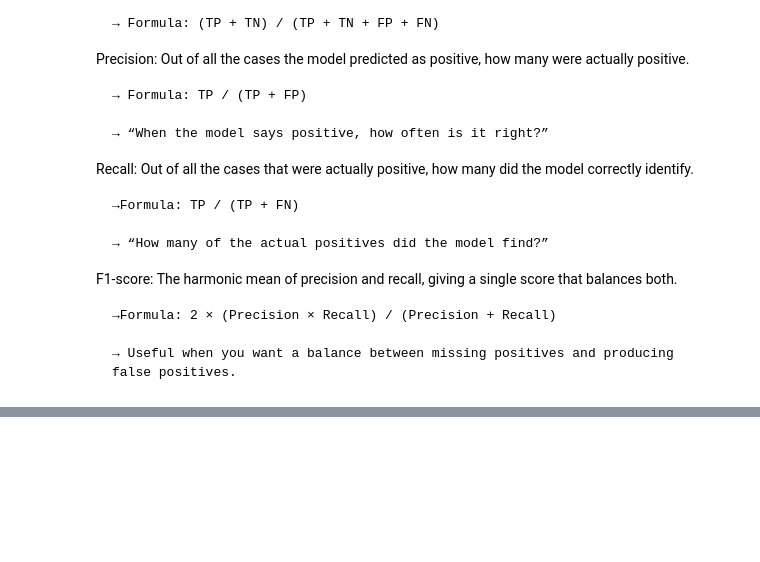
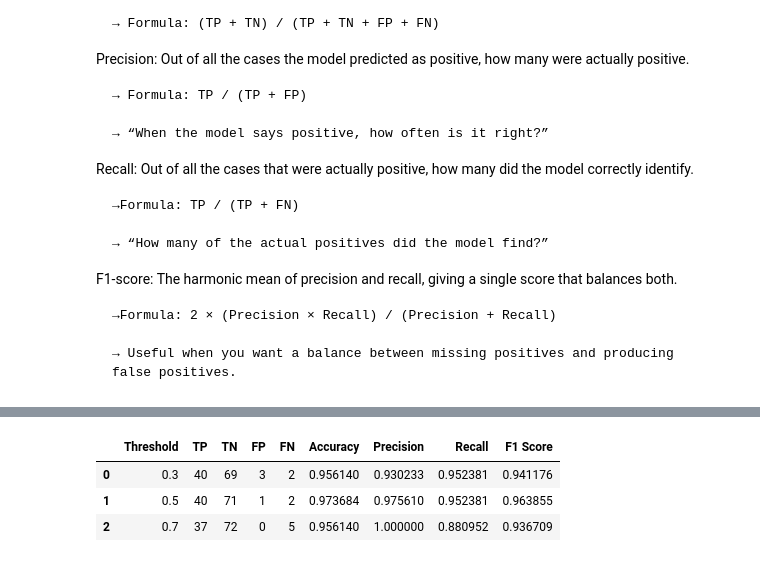
Before and after one commit to NeelPatel2548/APS-Subject-Work, a Jupyter notebook: LabWork 2508.ipynb, the cells around one changed output, grey strips where cells are left out. Saved outputs shown, nothing was run; the diff lists cells and outputs as text; code cells hidden in the pictures; blank space fills up the shorter version.

Commit message:
Added table code

```diff
--- a/LabWork 2508.ipynb
+++ b/LabWork 2508.ipynb
@@ -320,11 +320,18 @@ from sklearn.metrics import (
     recall_score,
     f1_score
 )
-print("Accuracy: ", accuracy_score(y_test, y_pred))
+y_pred = pred_mal
 
-print("Precision Score: ", precision_score(y_test, y_pred))
+accuracy = accuracy_score(y_test, y_pred)
+precision = precision_score(y_test, y_pred)
+recall = recall_score(y_test, y_pred)
+f1 = f1_score(y_test, y_pred)
 
-print("Recall Score: ", recall_score(y_test, y_pred))
+print("Accuracy: ", accuracy)
 
-print("F1 Score: ", f1_score(y_test, y_pred))
+print("Precision Score: ", precision)
+
+print("Recall Score: ", recall)
+
+print("F1 Score: ", f1)
 # %% [output]
@@ -370,0 +342,40 @@ result_table
+# %%
+from sklearn.metrics import (
+    confusion_matrix,
+    accuracy_score,
+    precision_score,
+    recall_score,
+    f1_score
+)
+
+result = []
+for thresholld in [0.30, 0.50, 0.70]:
+    y_pred = (y_prob >= thresholld).astype(int)
+
+    tn, fp, fn, tp = confusion_matrix(y_test, y_pred).ravel()
+
+    accuracy = accuracy_score(y_test, y_pred)
+    precision = precision_score(y_test, y_pred)
+    recall = recall_score(y_test, y_pred)
+    f1 = f1_score(y_test, y_pred)
+
+    result.append({
+        "Threshold": thresholld,
+        "TP": tp,
+        "TN": tn,
+        "FP": fp,
+        "FN": fn,
+        "Accuracy": accuracy,
+        "Precision": precision,
+        "Recall": recall,
+        "F1 Score": f1
+    })
+
+result_table = pd.DataFrame(result)
+
+result_table
+# %% [output]
+|  | Threshold | TP | TN | FP | FN | Accuracy | Precision | Recall | F1 Score |
+| 0 | 0.3 | 40 | 69 | 3 | 2 | 0.956140 | 0.930233 | 0.952381 | 0.941176 |
+| 1 | 0.5 | 40 | 71 | 1 | 2 | 0.973684 | 0.975610 | 0.952381 | 0.963855 |
+| 2 | 0.7 | 37 | 72 | 0 | 5 | 0.956140 | 1.000000 | 0.880952 | 0.936709 |
```
Also changed, not shown: parts of 10 cells of this notebook.
